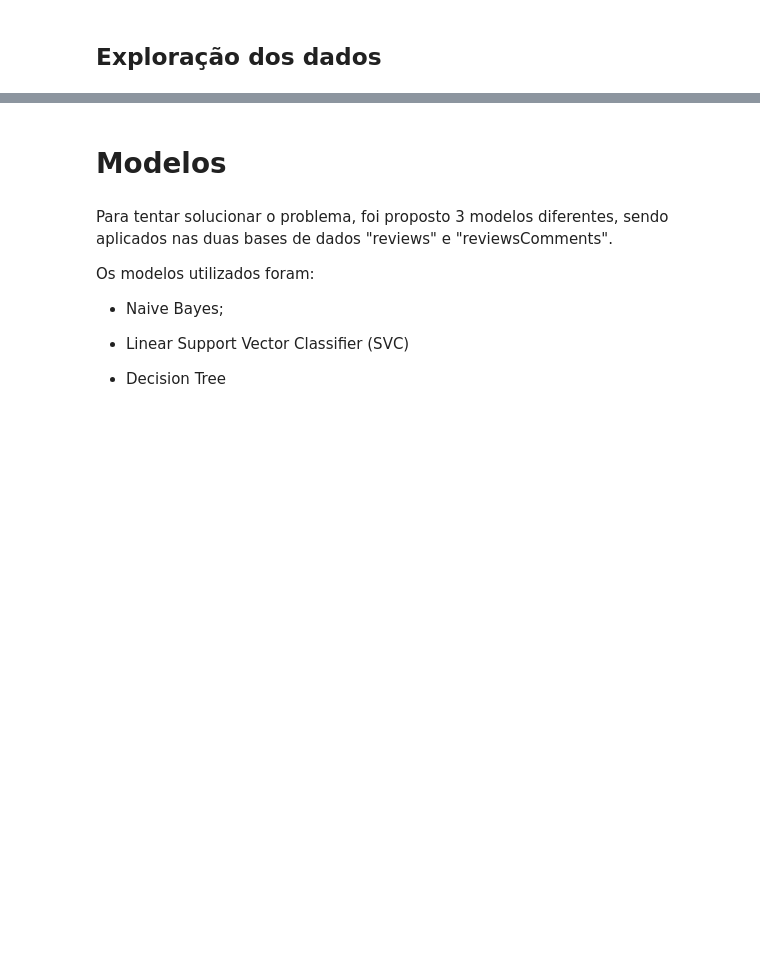
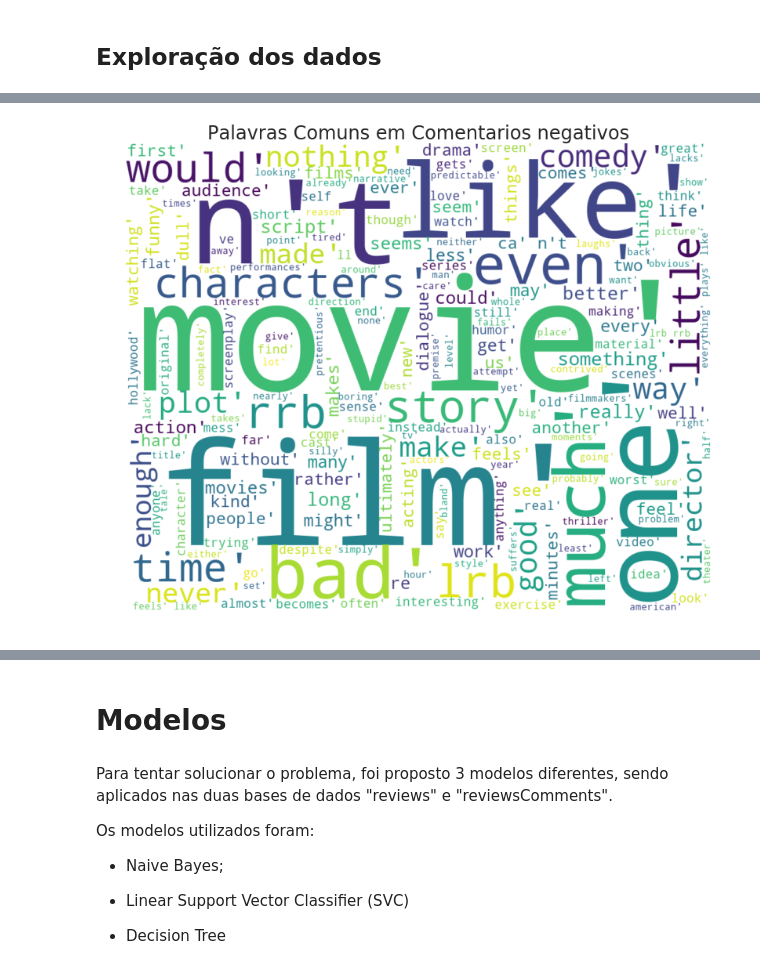
Before and after one commit to JoseRoquette/teste_pratico_datascience, a Jupyter notebook: Desafio_P&D.ipynb, the cells around one changed output, grey strips where cells are left out. Saved outputs shown, nothing was run; the diff lists cells and outputs as text; code cells hidden in the pictures; blank space fills up the shorter version.

```diff
--- a/Desafio_P&D.ipynb
+++ b/Desafio_P&D.ipynb
@@ -170,0 +171,19 @@ plt.show()
+# %%
+stopWords = nltk.corpus.stopwords.words('english')
+word = []
+reviewsCommentsPositive = reviewsComments[(reviewsComments['Sentimento'] == 0)|(reviewsComments['Sentimento'] == 1)]
+
+for i in reviewsCommentsPositive['Texto']:
+    for p in i.lower().split():
+        if p not in stopWords:
+            word.append(p)
+word = str(word)
+
+wordcloud = WordCloud(width=1000, height=800, margin=0, background_color='white').generate(word)
+plt.figure(figsize=(20,11))
+plt.title("Palavras Comuns em Comentarios negativos",fontsize=24)
+plt.imshow(wordcloud, interpolation='bilinear')
+plt.axis('off')
+plt.margins(x=0,y=0)
+# %% [output]
+[figure, added]
```
Also changed, not shown: parts of 6 cells of this notebook.
